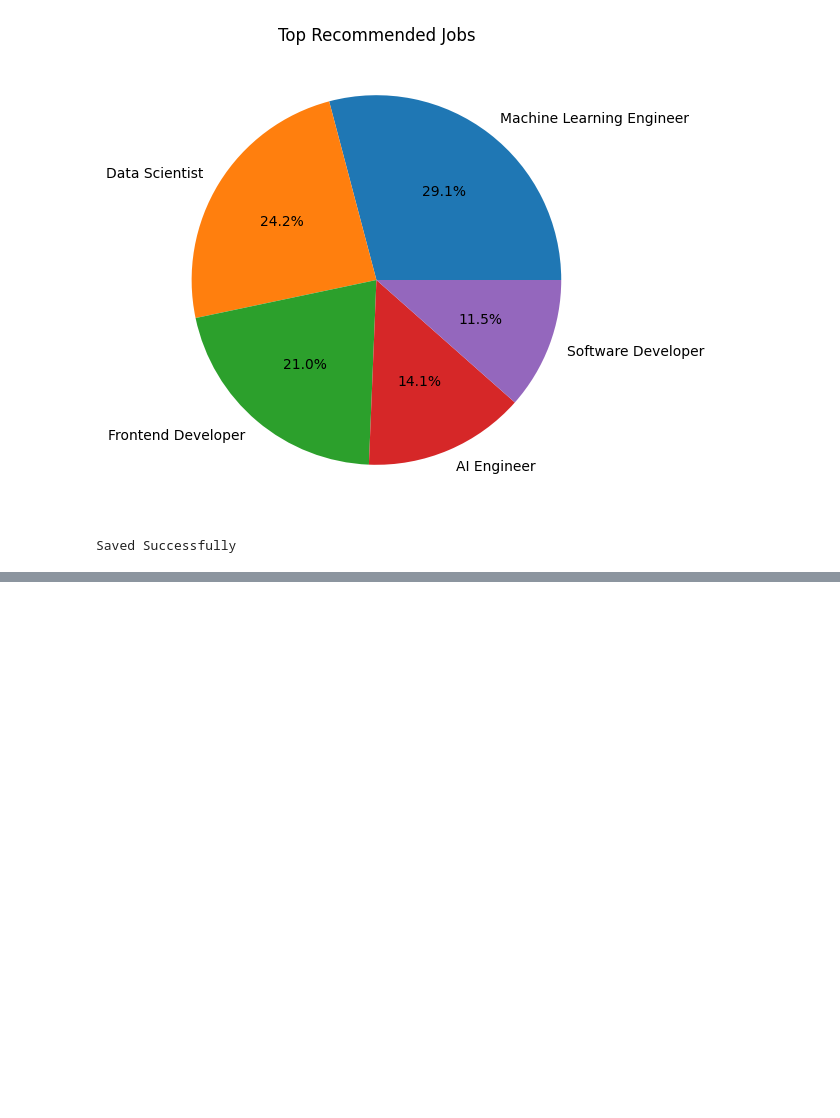
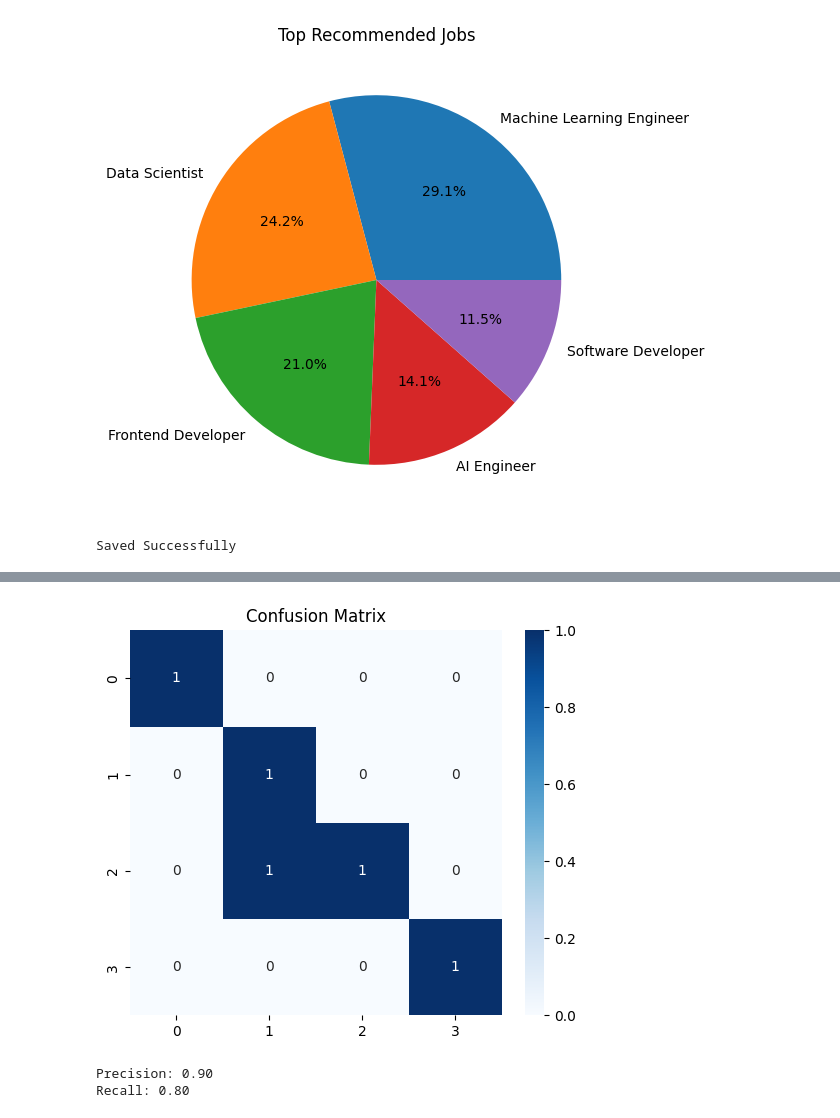
Before and after one commit to madhangowda20066-oss/NVIDIA-Internship, a Jupyter notebook: Untitled11.ipynb, the cells around one changed output, grey strips where cells are left out. Drawn from its saved outputs; the diff is of its cells as text; code cells hidden in the pictures; blank space fills up the shorter version.

```diff
--- a/Untitled11.ipynb
+++ b/Untitled11.ipynb
@@ -372,3 +372,54 @@ files.download(
 # %% [output]
 [interactive output not drawn]
 [interactive output not drawn]
+# %%
+actual = [
+    'Data Scientist',
+    'AI Engineer',
+    'Data Scientist',
+    'Software Developer',
+    'Data Analyst'
+]
+
+predicted = [
+    'Data Scientist',
+    'AI Engineer',
+    'Data Analyst',
+    'Software Developer',
+    'Data Analyst'
+]
+# %%
+from sklearn.metrics import confusion_matrix
+import seaborn as sns
+import matplotlib.pyplot as plt
+
+cm = confusion_matrix(
+    actual,
+    predicted
+)
+
+plt.figure(figsize=(6,5))
+
+sns.heatmap(
+    cm,
+    annot=True,
+    cmap='Blues'
+)
+
+plt.title("Confusion Matrix")
+plt.show()
+# %% [output]
+[figure, added]
+# %%
+from sklearn.metrics import precision_score, recall_score
+
+# Calculate precision score
+precision = precision_score(actual, predicted, average='weighted', zero_division=0)
+print(f"Precision: {precision:.2f}")
+
+# Calculate recall score
+recall = recall_score(actual, predicted, average='weighted', zero_division=0)
+print(f"Recall: {recall:.2f}")
+# %% [output]
+Precision: 0.90
+Recall: 0.80
```
Also changed, not shown: parts of 1 cell of this notebook.
